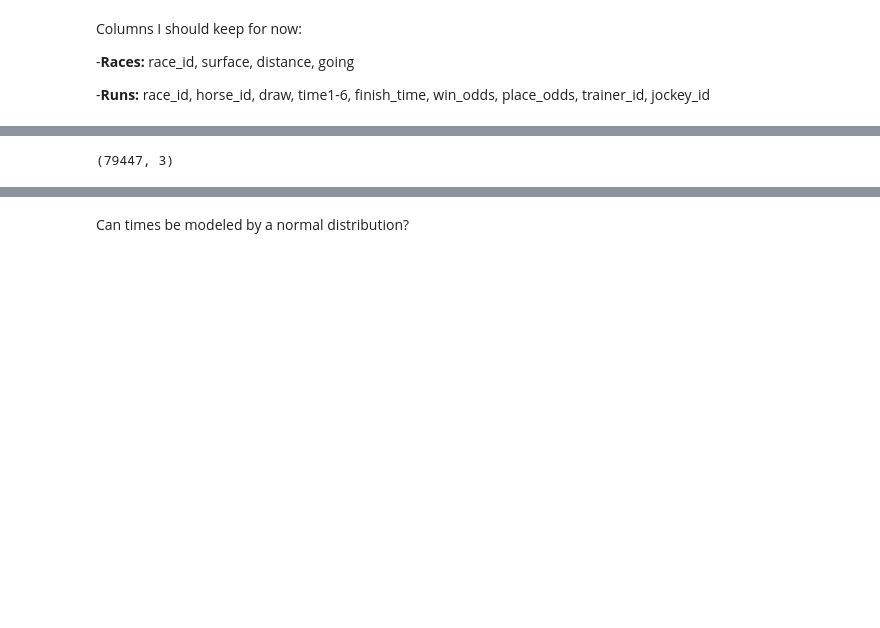
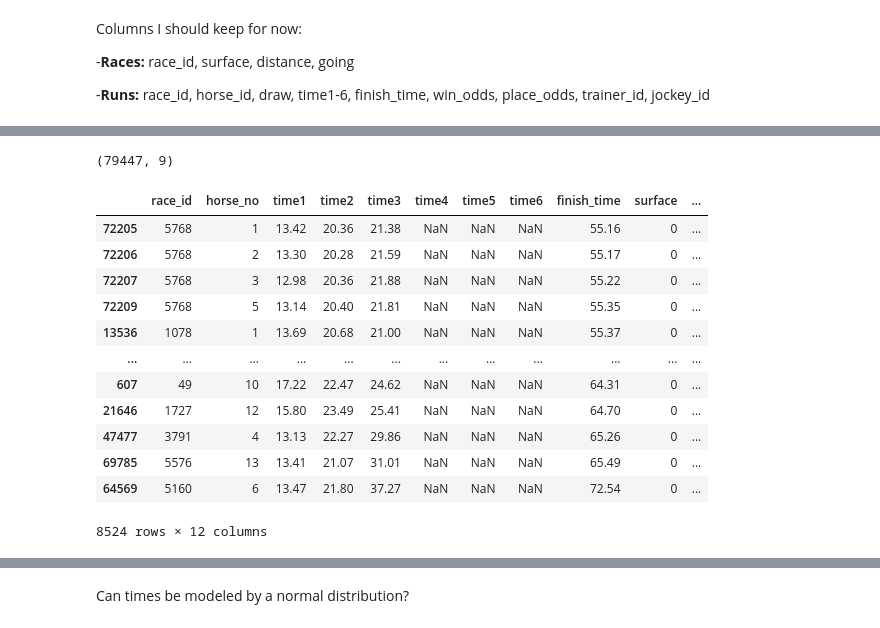
Before and after one commit to Pschnizer/Horse_Racing_Simulator, a Jupyter notebook: ExploratoryAnalysis.ipynb, the cells around one changed output, grey strips where cells are left out. Cells and saved outputs as stored; diff of their text form; code cells hidden in the pictures; blank space fills up the shorter version.

```diff
--- a/ExploratoryAnalysis.ipynb
+++ b/ExploratoryAnalysis.ipynb
@@ -90,4 +260,4 @@ race_id, surface, distance, going
 -**Runs:**
 race_id, horse_id, draw, time1-6, finish_time, win_odds, place_odds, trainer_id, jockey_id
 # %%
-run_reduced = runs[['race_id', 'horse_no', 'time1']]
+run_reduced = runs[['race_id', 'horse_no', 'time1', 'time2', 'time3', 'time4', 'time5', 'time6', 'finish_time']]
@@ -94,8 +280,23 @@ run_reduced = runs[['race_id', 'horse_no', 'time1']]
 # %%
-races_reduced = races[['race_id', 'horse_id', 'surface', 'distance', 'going']]
+races_reduced = races[['race_id', 'surface', 'distance', 'going']]
 # %%
 run_reduced.shape
 # %% [output]
-(79447, 3)
+(79447, 9)
 # %%
 merged = run_reduced.merge(races_reduced,'inner',on='race_id')
+merged[merged.distance == 1000].sort_values('finish_time')
+# %% [output]
+|  | race_id | horse_no | time1 | time2 | time3 | time4 | time5 | time6 | finish_time | surface | ... |
+| 72205 | 5768 | 1 | 13.42 | 20.36 | 21.38 | NaN | NaN | NaN | 55.16 | 0 | ... |
+| 72206 | 5768 | 2 | 13.30 | 20.28 | 21.59 | NaN | NaN | NaN | 55.17 | 0 | ... |
+| 72207 | 5768 | 3 | 12.98 | 20.36 | 21.88 | NaN | NaN | NaN | 55.22 | 0 | ... |
+| 72209 | 5768 | 5 | 13.14 | 20.40 | 21.81 | NaN | NaN | NaN | 55.35 | 0 | ... |
+| 13536 | 1078 | 1 | 13.69 | 20.68 | 21.00 | NaN | NaN | NaN | 55.37 | 0 | ... |
+| ... | ... | ... | ... | ... | ... | ... | ... | ... | ... | ... | ... |
+| 607 | 49 | 10 | 17.22 | 22.47 | 24.62 | NaN | NaN | NaN | 64.31 | 0 | ... |
+| 21646 | 1727 | 12 | 15.80 | 23.49 | 25.41 | NaN | NaN | NaN | 64.70 | 0 | ... |
+| 47477 | 3791 | 4 | 13.13 | 22.27 | 29.86 | NaN | NaN | NaN | 65.26 | 0 | ... |
+| 69785 | 5576 | 13 | 13.41 | 21.07 | 31.01 | NaN | NaN | NaN | 65.49 | 0 | ... |
+| 64569 | 5160 | 6 | 13.47 | 21.80 | 37.27 | NaN | NaN | NaN | 72.54 | 0 | ... |
+8524 rows × 12 columns
```
Also changed, not shown: parts of 10 cells of this notebook, 7 other files.
